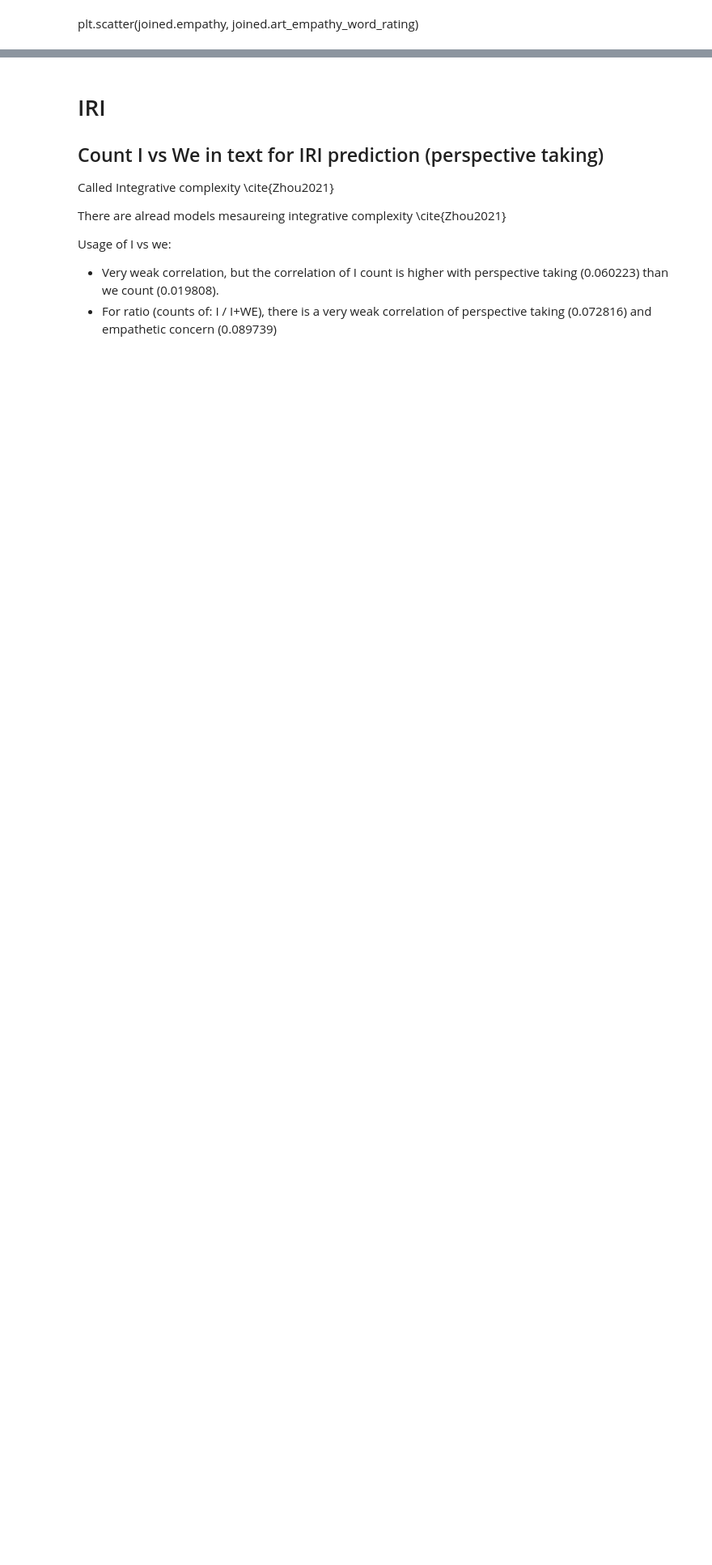
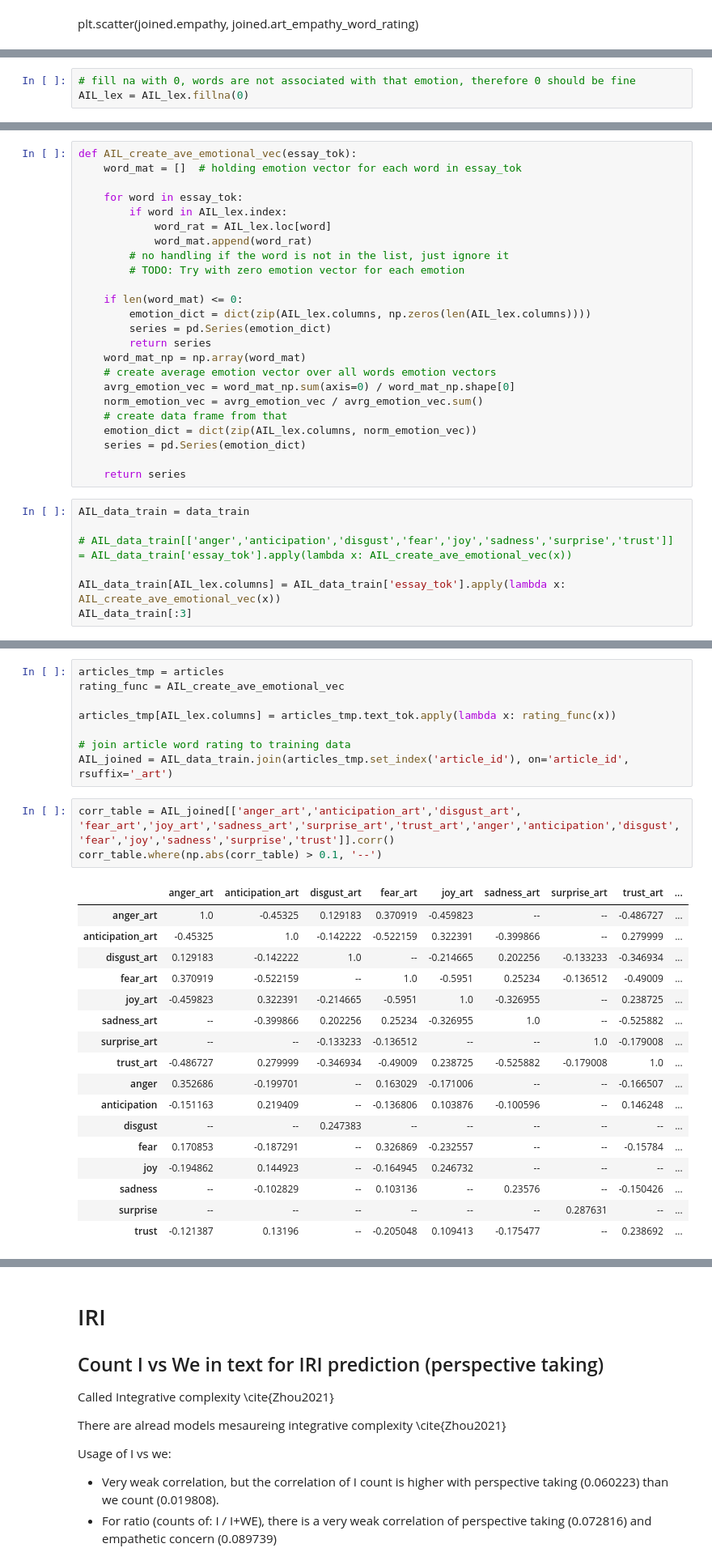
Before and after one commit to myrazma/2022_Masterthesis_Code, a Jupyter notebook: analysis/feature_development.ipynb, the cells around one changed output, grey strips where cells are left out. Shown at 81% size. Saved outputs shown, nothing was run; the diff lists cells and outputs as text; blank space fills up the shorter version.

```diff
--- a/analysis/feature_development.ipynb
+++ b/analysis/feature_development.ipynb
@@ -277,0 +315,3 @@ joined[['empathy', 'distress', 'empathy_word_rating_dist', 'distress_word_rating
+# %%
+# fill na with 0, words are not associated with that emotion, therefore 0 should be fine
+AIL_lex = AIL_lex.fillna(0)
@@ -277,0 +320,31 @@ joined[['empathy', 'distress', 'empathy_word_rating_dist', 'distress_word_rating
+# %%
+def AIL_create_ave_emotional_vec(essay_tok):
+    word_mat = []  # holding emotion vector for each word in essay_tok
+
+    for word in essay_tok:
+        if word in AIL_lex.index:
+            word_rat = AIL_lex.loc[word]
+            word_mat.append(word_rat)
+        # no handling if the word is not in the list, just ignore it
+        # TODO: Try with zero emotion vector for each emotion
+
+    if len(word_mat) <= 0:
+        emotion_dict = dict(zip(AIL_lex.columns, np.zeros(len(AIL_lex.columns))))
+        series = pd.Series(emotion_dict)
+        return series
+    word_mat_np = np.array(word_mat)
+    # create average emotion vector over all words emotion vectors
+    avrg_emotion_vec = word_mat_np.sum(axis=0) / word_mat_np.shape[0]
+    norm_emotion_vec = avrg_emotion_vec / avrg_emotion_vec.sum()
+    # create data frame from that
+    emotion_dict = dict(zip(AIL_lex.columns, norm_emotion_vec))
+    series = pd.Series(emotion_dict)
+
+    return series
+# %%
+AIL_data_train = data_train
+
+# AIL_data_train[['anger','anticipation','disgust','fear','joy','sadness','surprise','trust']] = AIL_data_train['essay_tok'].apply(lambda x: AIL_create_ave_emotional_vec(x))
+
+AIL_data_train[AIL_lex.columns] = AIL_data_train['essay_tok'].apply(lambda x: AIL_create_ave_emotional_vec(x))
+AIL_data_train[:3]
@@ -277,0 +376,29 @@ joined[['empathy', 'distress', 'empathy_word_rating_dist', 'distress_word_rating
+# %%
+articles_tmp = articles
+rating_func = AIL_create_ave_emotional_vec
+
+articles_tmp[AIL_lex.columns] = articles_tmp.text_tok.apply(lambda x: rating_func(x))
+
+# join article word rating to training data
+AIL_joined = AIL_data_train.join(articles_tmp.set_index('article_id'), on='article_id', rsuffix='_art')
+# %%
+corr_table = AIL_joined[['anger_art','anticipation_art','disgust_art', 'fear_art','joy_art','sadness_art','surprise_art','trust_art','anger','anticipation','disgust','fear','joy','sadness','surprise','trust']].corr()
+corr_table.where(np.abs(corr_table) > 0.1, '--')
+# %% [output]
+|  | anger_art | anticipation_art | disgust_art | fear_art | joy_art | sadness_art | surprise_art | trust_art | ... |
+| anger_art | 1.0 | -0.45325 | 0.129183 | 0.370919 | -0.459823 | -- | -- | -0.486727 | ... |
+| anticipation_art | -0.45325 | 1.0 | -0.142222 | -0.522159 | 0.322391 | -0.399866 | -- | 0.279999 | ... |
+| disgust_art | 0.129183 | -0.142222 | 1.0 | -- | -0.214665 | 0.202256 | -0.133233 | -0.346934 | ... |
+| fear_art | 0.370919 | -0.522159 | -- | 1.0 | -0.5951 | 0.25234 | -0.136512 | -0.49009 | ... |
+| joy_art | -0.459823 | 0.322391 | -0.214665 | -0.5951 | 1.0 | -0.326955 | -- | 0.238725 | ... |
+| sadness_art | -- | -0.399866 | 0.202256 | 0.25234 | -0.326955 | 1.0 | -- | -0.525882 | ... |
+| surprise_art | -- | -- | -0.133233 | -0.136512 | -- | -- | 1.0 | -0.179008 | ... |
+| trust_art | -0.486727 | 0.279999 | -0.346934 | -0.49009 | 0.238725 | -0.525882 | -0.179008 | 1.0 | ... |
+| anger | 0.352686 | -0.199701 | -- | 0.163029 | -0.171006 | -- | -- | -0.166507 | ... |
+| anticipation | -0.151163 | 0.219409 | -- | -0.136806 | 0.103876 | -0.100596 | -- | 0.146248 | ... |
+| disgust | -- | -- | 0.247383 | -- | -- | -- | -- | -- | ... |
+| fear | 0.170853 | -0.187291 | -- | 0.326869 | -0.232557 | -- | -- | -0.15784 | ... |
+| joy | -0.194862 | 0.144923 | -- | -0.164945 | 0.246732 | -- | -- | -- | ... |
+| sadness | -- | -0.102829 | -- | 0.103136 | -- | 0.23576 | -- | -0.150426 | ... |
+| surprise | -- | -- | -- | -- | -- | -- | 0.287631 | -- | ... |
+| trust | -0.121387 | 0.13196 | -- | -0.205048 | 0.109413 | -0.175477 | -- | 0.238692 | ... |
```
Also changed, not shown: parts of 36 cells of this notebook, 7 other files.
